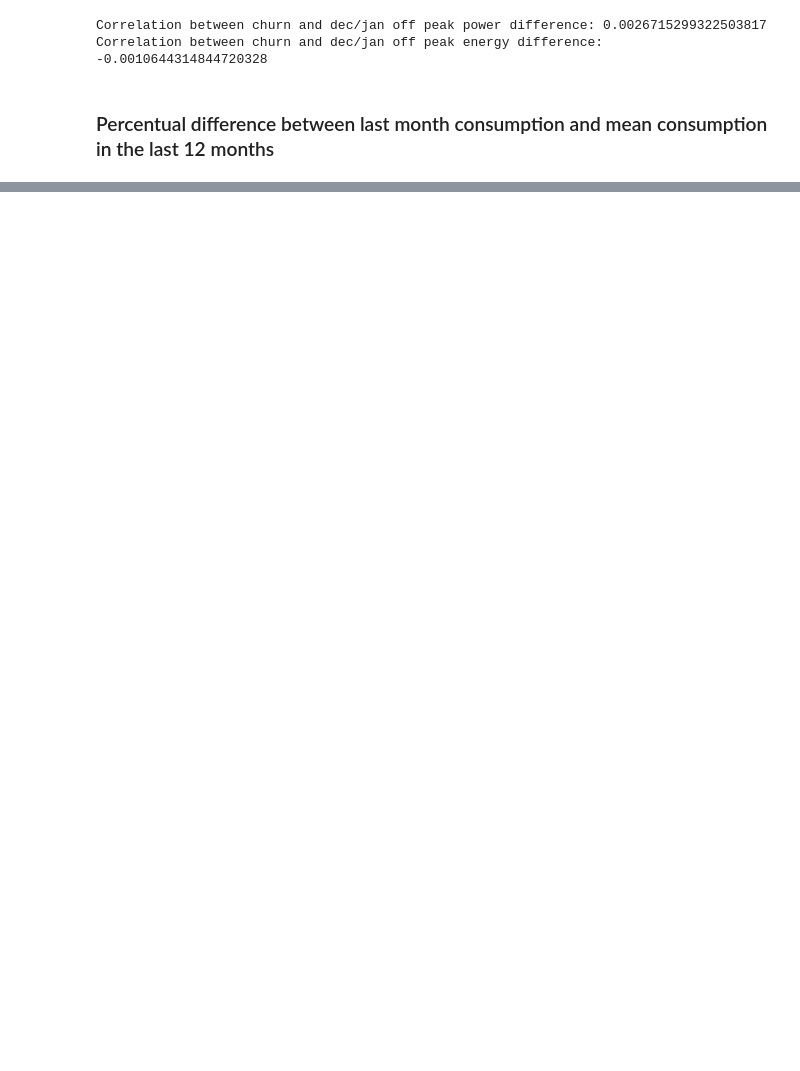
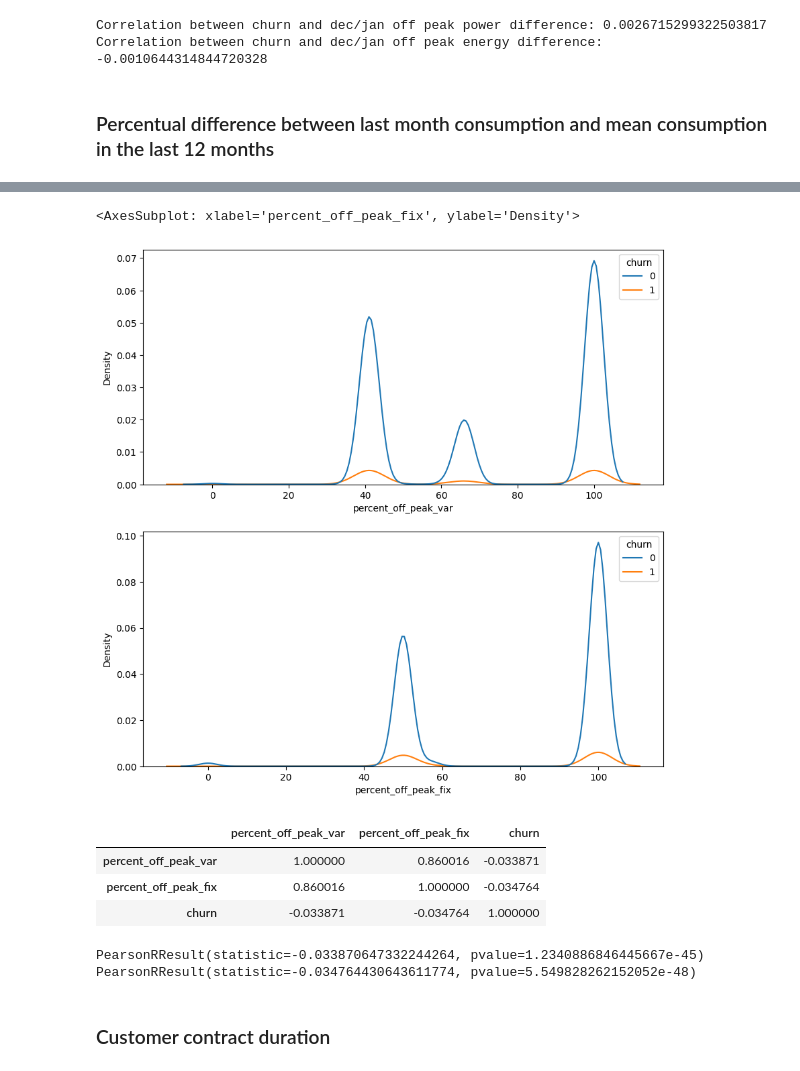
Before and after one commit to LissesCastro/BCG---Experience-Program, a Jupyter notebook: feature_engineering.ipynb, the cells around one changed output, grey strips where cells are left out. Cells and saved outputs as stored; diff of their text form; code cells hidden in the pictures; blank space fills up the shorter version.

```diff
--- a/feature_engineering.ipynb
+++ b/feature_engineering.ipynb
@@ -94,0 +187,12 @@ Correlation between churn and dec/jan off peak energy difference: -0.00106443148
+# %%
+monthly_price_by_id = price_df.groupby(['id', 'price_date']).mean().reset_index()
+# %%
+monthly_price_by_id['percent_off_peak_var'] = (monthly_price_by_id['price_off_peak_var']/(monthly_price_by_id['price_off_peak_var']+monthly_price_by_id['price_peak_var']+monthly_price_by_id['price_mid_peak_var']))*100
+monthly_price_by_id['percent_off_peak_fix'] = (monthly_price_by_id['price_off_peak_fix']/(monthly_price_by_id['price_off_peak_fix']+monthly_price_by_id['price_peak_fix']+monthly_price_by_id['price_mid_peak_fix']))*100
+# %%
+monthly_price_by_id['percent_off_peak_fix'] = (monthly_price_by_id['price_off_peak_fix']/(monthly_price_by_id['price_off_peak_fix']+monthly_price_by_id['price_peak_fix']+monthly_price_by_id['price_mid_peak_fix']))*100
+# %%
+df = df.merge(monthly_price_by_id[['id', 'percent_off_peak_var', 'percent_off_peak_fix']], on='id')
+
+df['percent_off_peak_fix'].fillna(0, inplace=True)
+df['percent_off_peak_var'].fillna(0, inplace=True)
@@ -94,0 +211,22 @@ Correlation between churn and dec/jan off peak energy difference: -0.00106443148
+# %%
+fig, ax = plt.subplots(2, 1, figsize=(10,10))
+sns.kdeplot(data=df, x = 'percent_off_peak_var', hue='churn', ax=ax[0])
+sns.kdeplot(data=df, x = 'percent_off_peak_fix', hue='churn', ax=ax[1])
+# %% [output]
+<AxesSubplot: xlabel='percent_off_peak_fix', ylabel='Density'>
+[figure, added]
+# %%
+df[['percent_off_peak_var', 'percent_off_peak_fix', 'churn']].corr()
+# %% [output]
+|  | percent_off_peak_var | percent_off_peak_fix | churn |
+| percent_off_peak_var | 1.000000 | 0.860016 | -0.033871 |
+| percent_off_peak_fix | 0.860016 | 1.000000 | -0.034764 |
+| churn | -0.033871 | -0.034764 | 1.000000 |
+# %%
+print(pearsonr(df['percent_off_peak_var'], df['churn']))
+print(pearsonr(df['percent_off_peak_fix'], df['churn']))
+# %% [output]
+PearsonRResult(statistic=-0.033870647332244264, pvalue=1.2340886846445667e-45)
+PearsonRResult(statistic=-0.034764430643611774, pvalue=5.549828262152052e-48)
+# %% [markdown]
+### Customer contract duration
```
Also changed, not shown: parts of 27 cells of this notebook.
